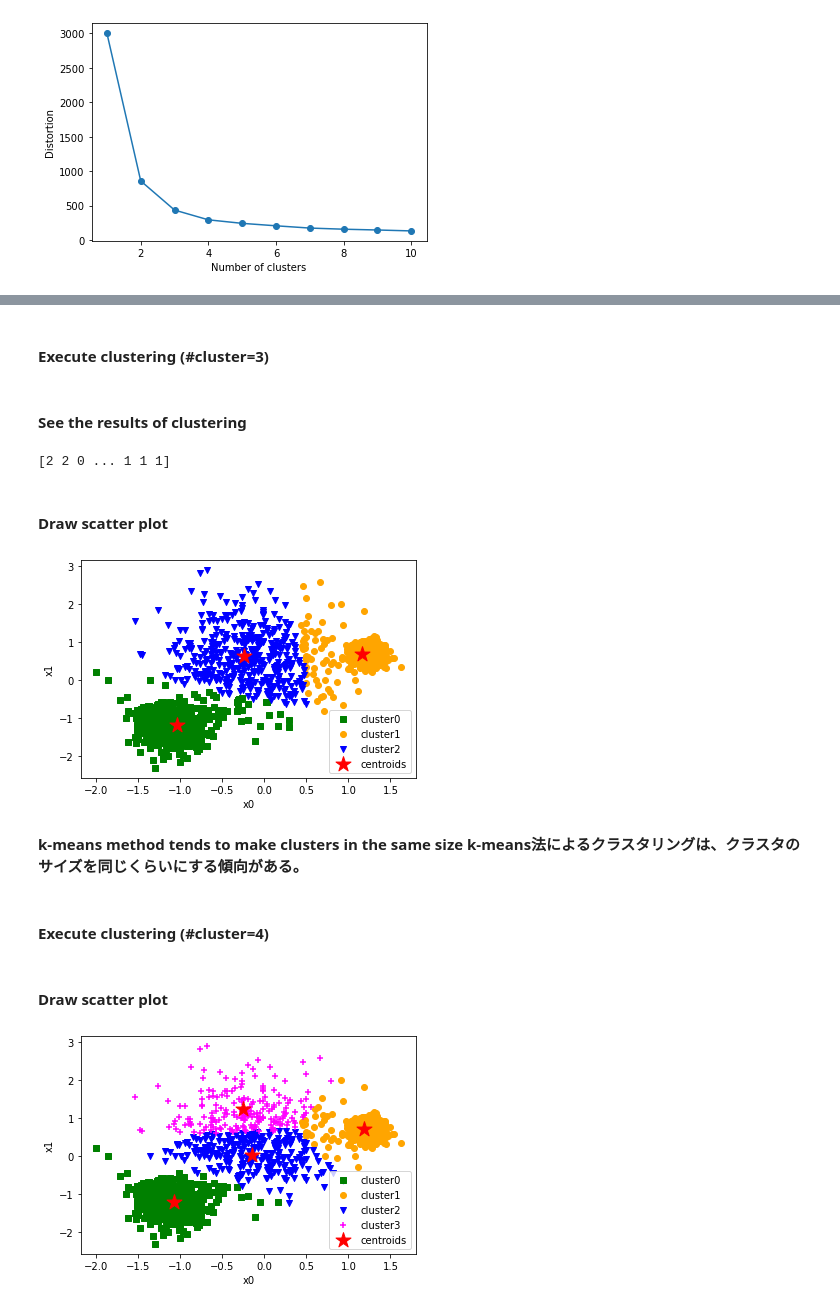
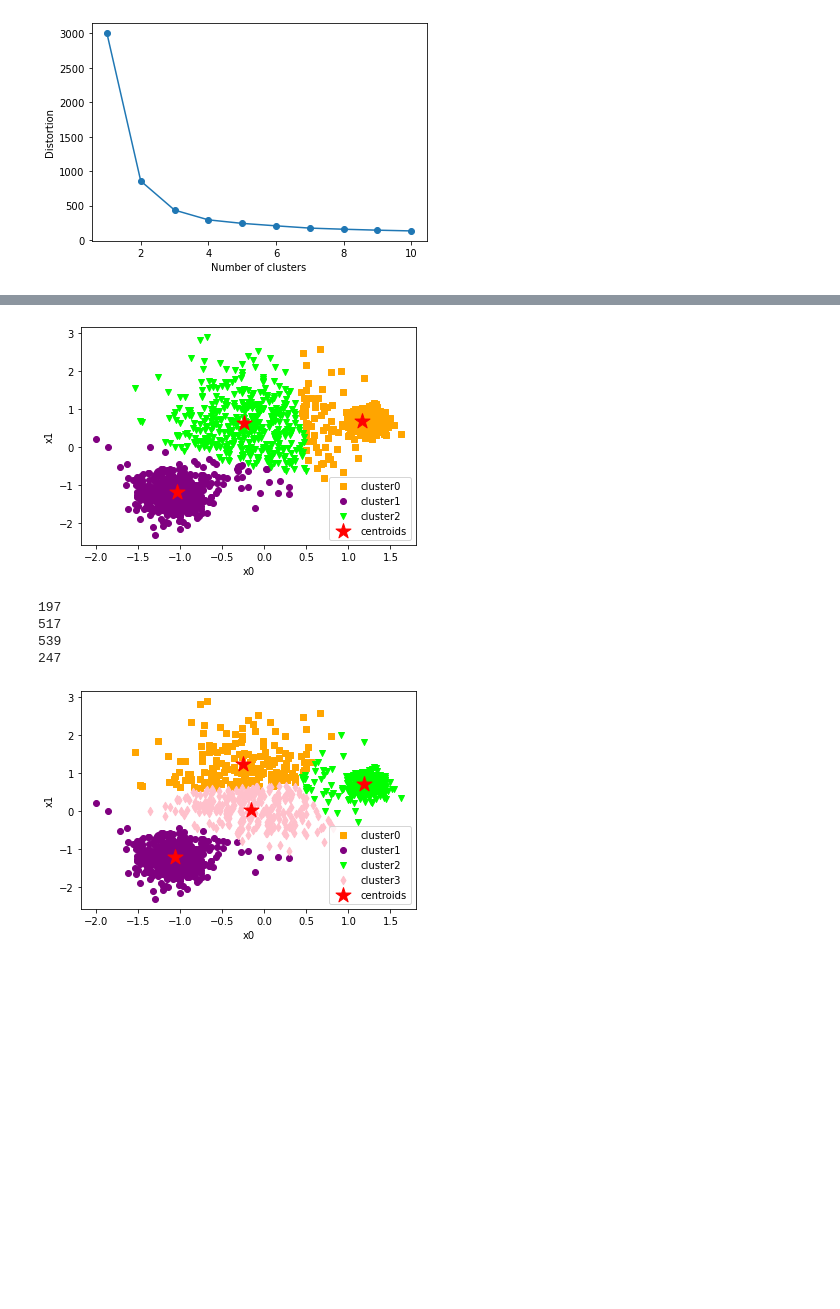
Before and after one commit to danganhvu1998/myINIAD, a Jupyter notebook: specializedSubjects/AI/ai-06/ai-06-assign1-ans.ipynb, the cells around one changed output, grey strips where cells are left out. Drawn from its saved outputs; the diff is of its cells as text; code cells hidden in the pictures; blank space fills up the shorter version.

```diff
--- a/specializedSubjects/AI/ai-06/ai-06-assign1-ans.ipynb
+++ b/specializedSubjects/AI/ai-06/ai-06-assign1-ans.ipynb
@@ -20,5 +7,5 @@ pd.options.display.max_columns = 999
 # %%
-df = pd.read_csv(csv_in, delimiter=',', skiprows=0, header=0)
+df = pd.read_csv('varied.csv', delimiter=',', skiprows=0, header=0)
 print(df.shape)
 print(df.info())
 display(df.head())
@@ -63,4 +44,2 @@ plt.show()
-# %% [markdown]
-#### Execute clustering (#cluster=3)
 # %%
 n_cls = 3
@@ -68,15 +47,7 @@ km = KMeans(n_clusters=n_cls, random_state=7)
 cls = km.fit_predict(df_data)
-# %% [markdown]
-#### See the results of clustering
-# %%
-print(cls)
-# %% [output]
-[2 2 0 ... 1 1 1]
-# %% [markdown]
-#### Draw scatter plot
 # %%
-colors = ['green', 'orange', 'blue']
-markers = ['s', 'o', 'v']
+colors = ['orange', 'purple', 'lime', 'pink']
+markers = ['s', 'o', 'v', 'd']
 for i in range(n_cls):
     df_cls = df_data[ cls==i ]
     plt.scatter(df_cls['x0'], df_cls['x1'],
@@ -91,9 +62,4 @@ plt.ylabel('x1')
 plt.legend()
 plt.show()
 # %% [output]
-[figure, old version]
+[figure, new version]
-# %% [markdown]
-**k-means method tends to make clusters in the same size**
-**k-means法によるクラスタリングは、クラスタのサイズを同じくらいにする傾向がある。**
-# %% [markdown]
-#### Execute clustering (#cluster=4)
@@ -104,20 +66,31 @@ cls = km.fit_predict(df_data)
-# %% [markdown]
-#### Draw scatter plot
+# %%
+n_cls = 4
+km = KMeans(n_clusters=n_cls, random_state=29)
+cls = km.fit_predict(df_data)
+np_cls = np.array(cls)
+print(np.count_nonzero(np_cls == 0))
+print(np.count_nonzero(np_cls == 1))
+print(np.count_nonzero(np_cls == 2))
+print(np.count_nonzero(np_cls == 3))
+print("====================")
+# %% [output]
+197
+517
+539
+247
 # %%
-colors = ['green', 'orange', 'blue', 'magenta']
-markers = ['s', 'o', 'v', '+']
 for i in range(n_cls):
     df_cls = df_data[ cls==i ]
     plt.scatter(df_cls['x0'], df_cls['x1'],
                 c=colors[i], marker=markers[i],
                 label='cluster{}'.format(i))
 plt.scatter(km.cluster_centers_[:, 0],
             km.cluster_centers_[:, 1],
             s=250, marker='*', c='red',
             label='centroids')
 plt.xlabel('x0')
 plt.ylabel('x1')
 plt.legend()
 plt.show()
 # %% [output]
-[figure, old version]
+[figure, new version]
```
Also changed, not shown: parts of 13 cells of this notebook, 4 other files.
